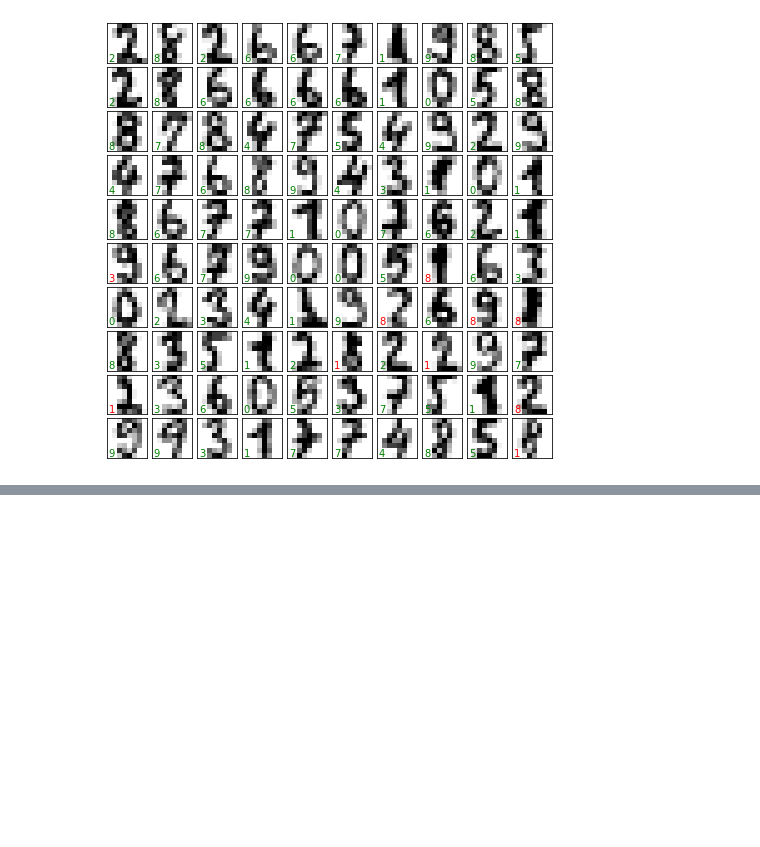
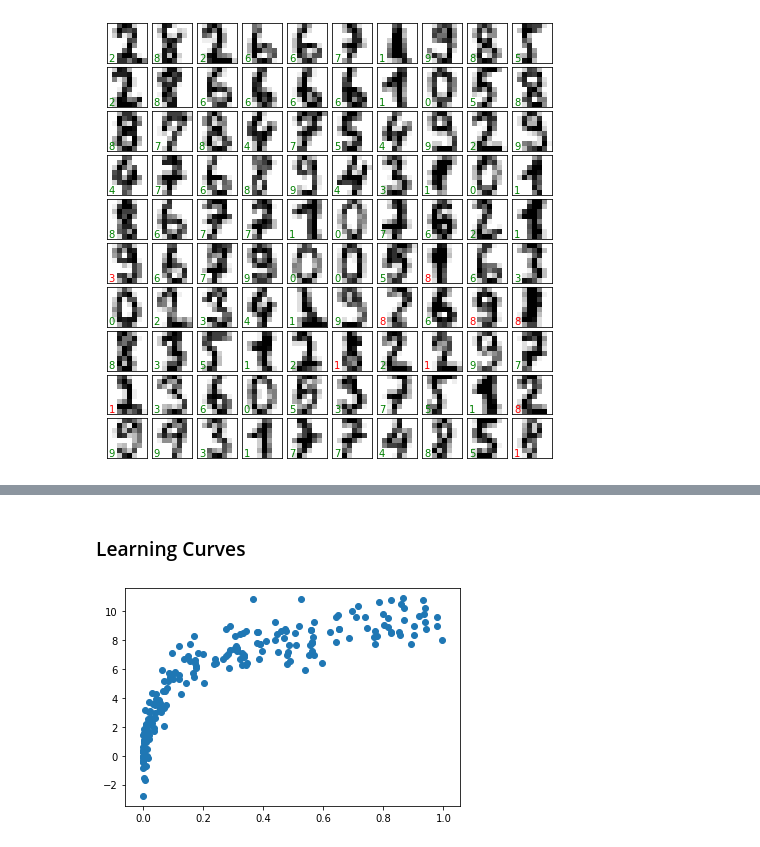
Before and after one commit to konstantinos-giannakopoulos/Python_Data_Science, a Jupyter notebook: Machine_Learning_examples_1.ipynb, the cells around one changed output, grey strips where cells are left out. Cells and saved outputs as stored; diff of their text form; code cells hidden in the pictures; blank space fills up the shorter version.

```diff
--- a/Machine_Learning_examples_1.ipynb
+++ b/Machine_Learning_examples_1.ipynb
@@ -199,0 +293,7 @@ for i, ax in enumerate(axes.flat):
+# %% [markdown]
+### Learning Curves
+# %%
+X2, y2 = make_data(200)
+plt.scatter(X2.ravel(), y2);
+# %% [output]
+[figure, added]
```
Also changed, not shown: parts of 15 cells of this notebook.
